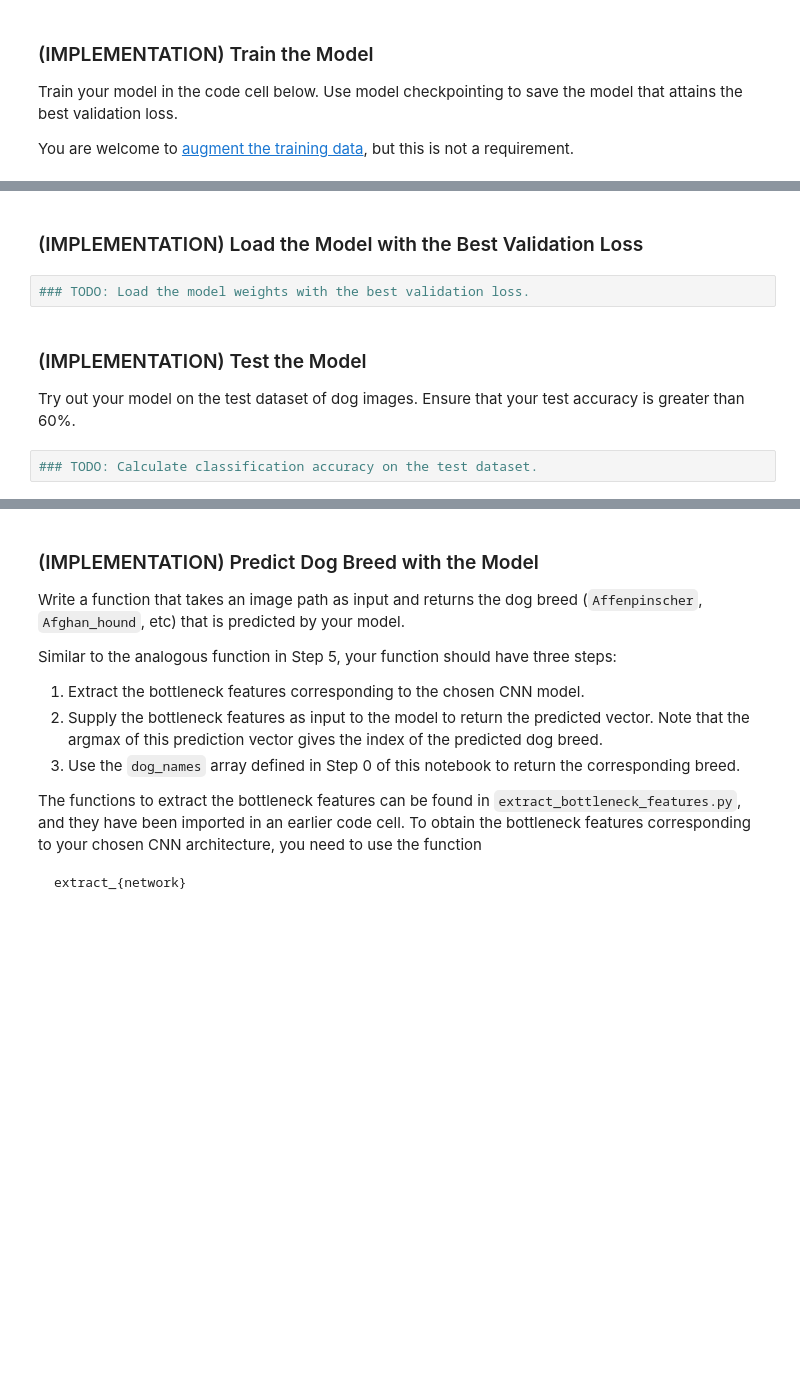
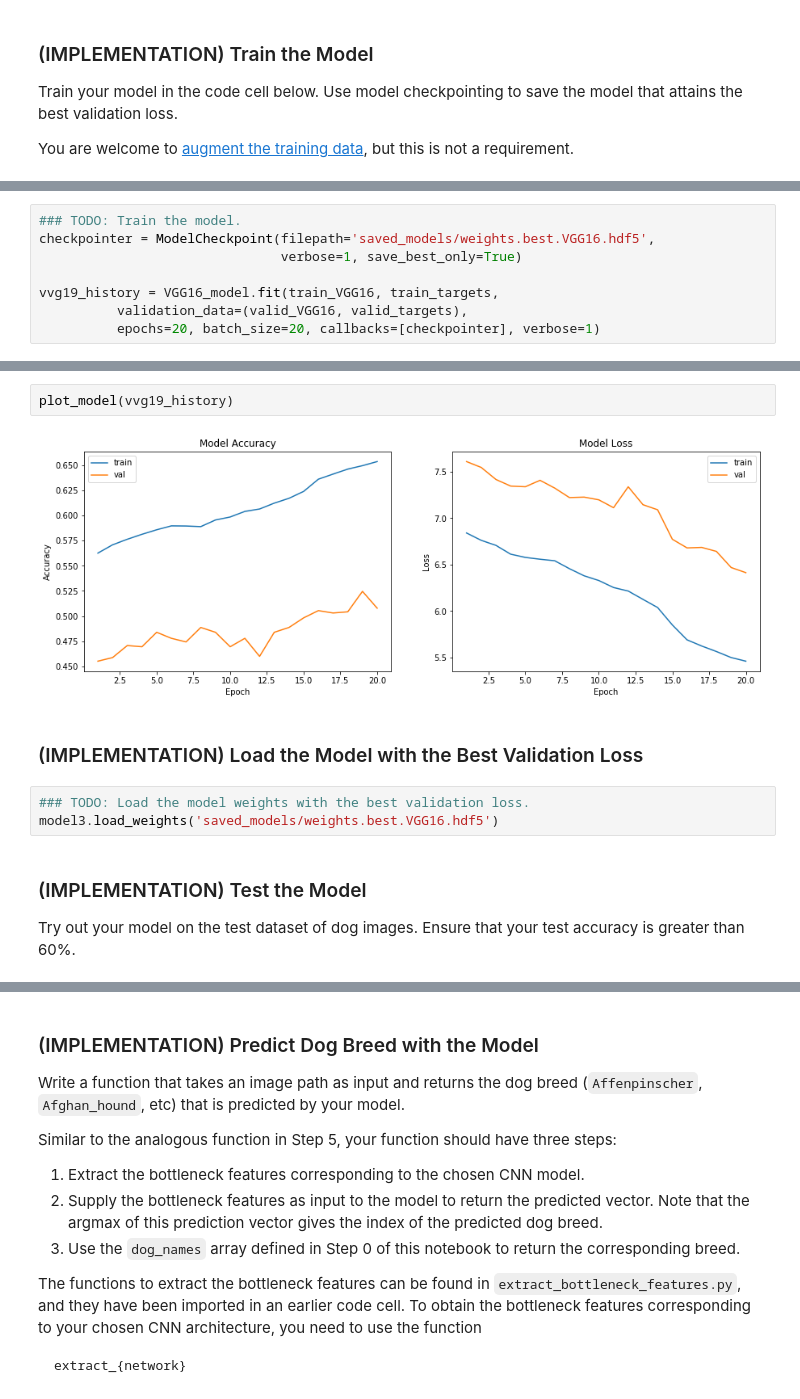
Before and after one commit to hsherwoodcoombs/cnn-images, a Jupyter notebook: dog_app.ipynb, the cells around one changed output, grey strips where cells are left out. Saved outputs shown, nothing was run; the diff lists cells and outputs as text; blank space fills up the shorter version.

Commit message:
VGG19 model

```diff
--- a/dog_app.ipynb
+++ b/dog_app.ipynb
@@ -735,0 +760,8 @@ You are welcome to [augment the training data](https://blog.keras.io/building-po
+# %%
+### TODO: Train the model.
+checkpointer = ModelCheckpoint(filepath='saved_models/weights.best.VGG16.hdf5',
+                               verbose=1, save_best_only=True)
+
+vvg19_history = VGG16_model.fit(train_VGG16, train_targets,
+          validation_data=(valid_VGG16, valid_targets),
+          epochs=20, batch_size=20, callbacks=[checkpointer], verbose=1)
@@ -736,10 +786,13 @@ You are welcome to [augment the training data](https://blog.keras.io/building-po
+# %%
+plot_model(vvg19_history)
+# %% [output]
+[figure, added]
 # %% [markdown]
 ### (IMPLEMENTATION) Load the Model with the Best Validation Loss
 # %%
 ### TODO: Load the model weights with the best validation loss.
+model3.load_weights('saved_models/weights.best.VGG16.hdf5')
 # %% [markdown]
 ### (IMPLEMENTATION) Test the Model
 
 Try out your model on the test dataset of dog images. Ensure that your test accuracy is greater than 60%.
-# %%
-### TODO: Calculate classification accuracy on the test dataset.
```
Also changed, not shown: parts of 13 cells of this notebook.
